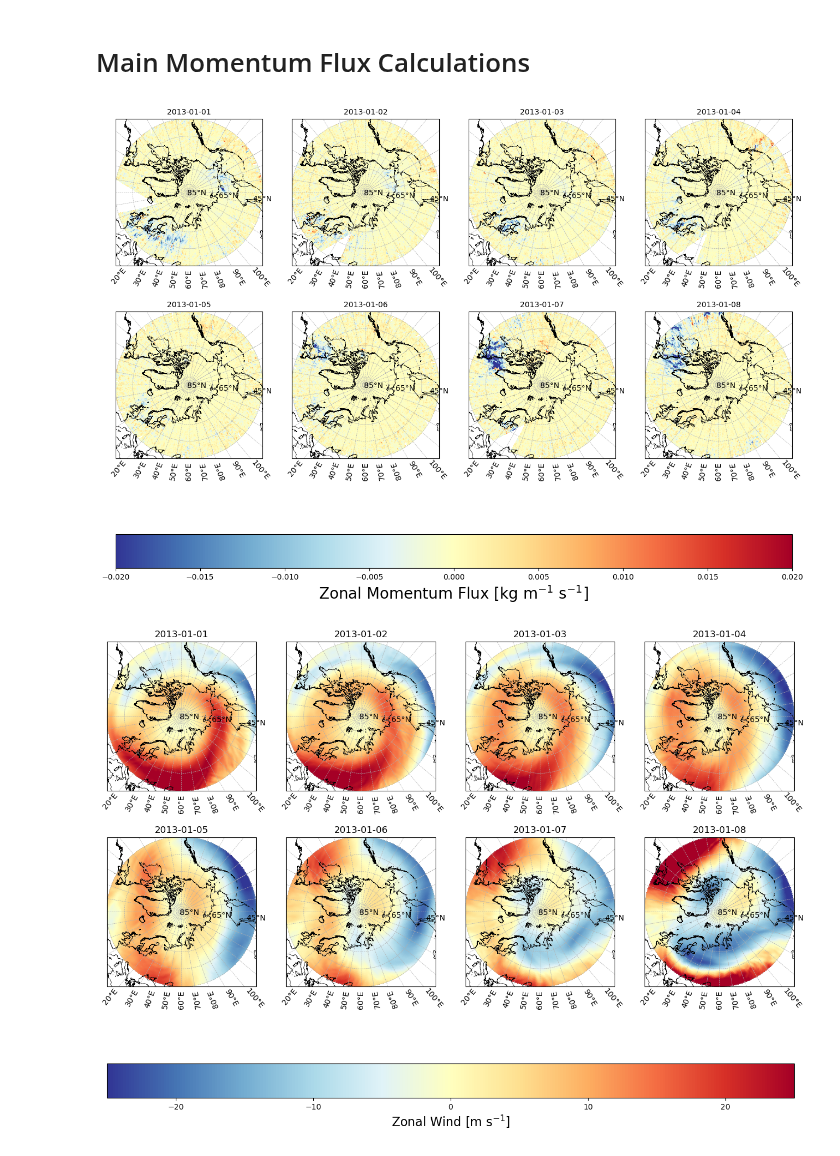
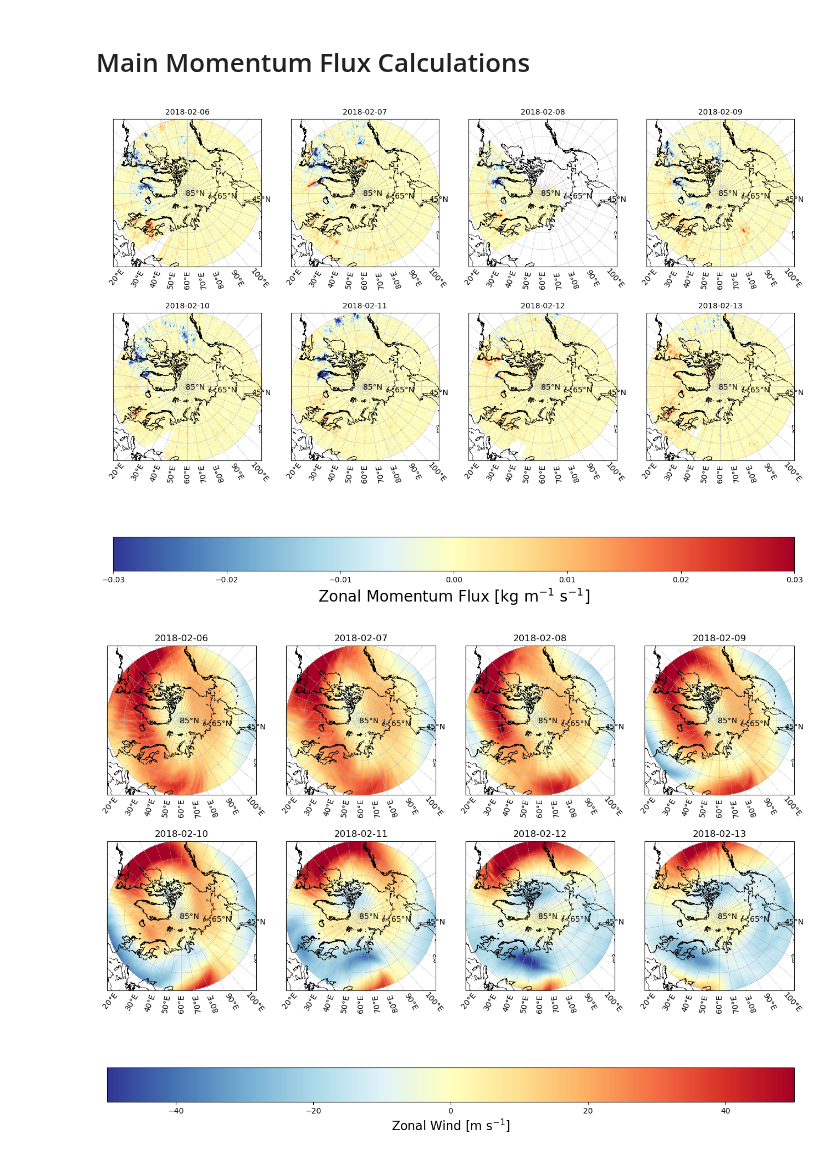
Before and after one commit to jonyjesus18/final-year-proj, a Jupyter notebook: data_plotting_cartopy.ipynb, the cells around one changed output. Cells and saved outputs as stored; diff of their text form; code cells hidden in the pictures.

```diff
--- a/data_plotting_cartopy.ipynb
+++ b/data_plotting_cartopy.ipynb
@@ -49,14 +49,14 @@ cos_lat = np.cos(np.deg2rad(grid.nh_lat))
 
 data_type = 'mfx'
 days = 8
-dates = get_day_array(date_string="2013-01-09", days=8)
+dates = get_day_array(date_string="2018-02-14", days=8)
 data_dict = {}
 
 for i in range(days):
     data = np.load(f'processed_airs_sftp/40_km_grid/30km/{data_type}/{dates[i]}_{data_type}.npz')['arr_0'] * cos_lat
     data_climatological_mean = np.load(f'climatology/airs/30km/{data_type}/{dates[i][5:]}_daily_average.npz')['arr_0'] * cos_lat
     perturbation = data - data_climatological_mean
-    data_dict[f"data_{i+1}"] = data
+    data_dict[f"data_{i+1}"] = perturbation
 
 grid = map_grid(grid_size='40', source='airs')
 wizard = data_wizard()
@@ -71,8 +71,8 @@ levels = 7
 min_value = min([np.nanmin(data_dict[f'data_{i}']) for i in range(1, days + 1)])
 max_value = max([np.nanmax(data_dict[f'data_{i}']) for i in range(1, days + 1)])
 
-vmin = -0.02
-vmax = 0.02
+vmin = -0.03
+vmax = 0.03
 data_i = 1
 
 # Loop over subplots and plot data
@@ -117,7 +117,7 @@ cbar.set_label('Zonal Momentum Flux [kg m$^{-1}$ s$^{-1}$]', fontsize=20)  # Inc
 # Show the plot
 plt.show()
 # %% [output]
-[figure, old version]
+[figure, new version]
 # %%
 %matplotlib inline
 import numpy as np
@@ -146,33 +146,33 @@ def plot_wind_data(dates, grid):
         gl.left_labels = False
         gl.right_labels = False
         gl.xformatter = LONGITUDE_FORMATTER
         gl.yformatter = LATITUDE_FORMATTER
 
         # ax.contourf(grid.grid_[0], grid.grid_[1], data, levels=8, cmap='rainbow', transform=ccrs.PlateCarree())
         ax.pcolormesh(grid.grid_[0], grid.grid_[1], data, cmap='RdYlBu_r',vmin = -40,vmax = 40,transform=ccrs.PlateCarree())
 
         ax.set_title(dates[i])
 
     fig.subplots_adjust(wspace=0.20, hspace=0.20)
     # cbar = fig.colorbar(axs[-1].contourf(grid.grid_[0], grid.grid_[1], data, levels=8, cmap='rainbow',
     #         transform=ccrs.PlateCarree()),
     #         ax=axs.tolist(),
     #         location='bottom',
     #         aspect= 30,
     #         pad=0.05)
 
-    cbar = fig.colorbar(axs[-1].pcolormesh(grid.grid_[0], grid.grid_[1], data,vmin = -25,vmax = 25, cmap='RdYlBu_r', transform=ccrs.PlateCarree()),
+    cbar = fig.colorbar(axs[-1].pcolormesh(grid.grid_[0], grid.grid_[1], data,vmin = -50,vmax = 50, cmap='RdYlBu_r', transform=ccrs.PlateCarree()),
                         ax=axs.tolist(),
                         location='bottom',
                         aspect= 20)
     # cbar.set_label('Potential Vorticity [K m2 kg-1 s-1]', fontsize=16)
     cbar.set_label('Zonal Wind [m s$^{-1}$]', fontsize=16)
 
     plt.show()
 
-dates = get_day_array(date_string="2013-01-09", days=8)
+dates = get_day_array(date_string="2018-02-14", days=8)
 
 grid = map_grid(grid_size=None, source='era5_online')
 plot_wind_data(dates, grid)
 # %% [output]
-[figure, old version]
+[figure, new version]
```
Also changed, not shown: 11 other files.
